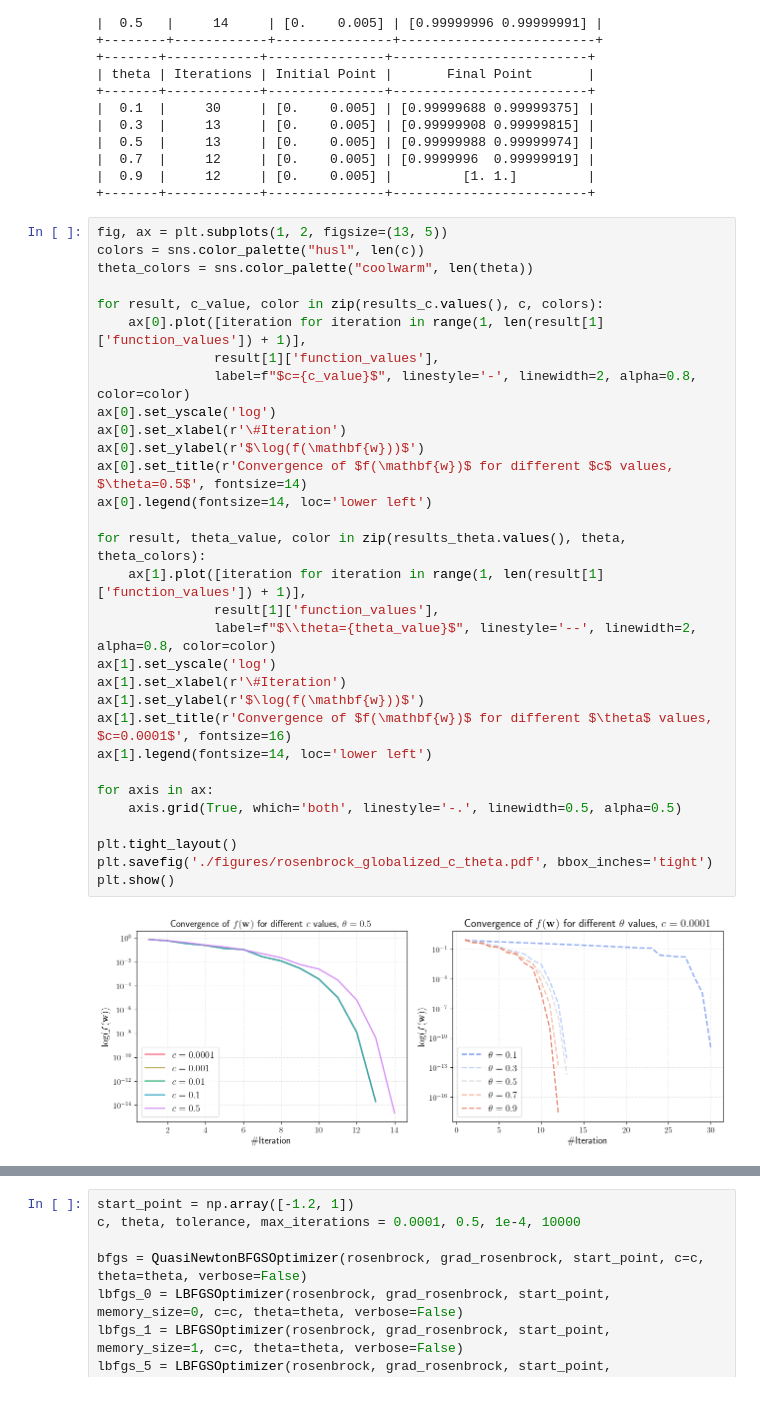
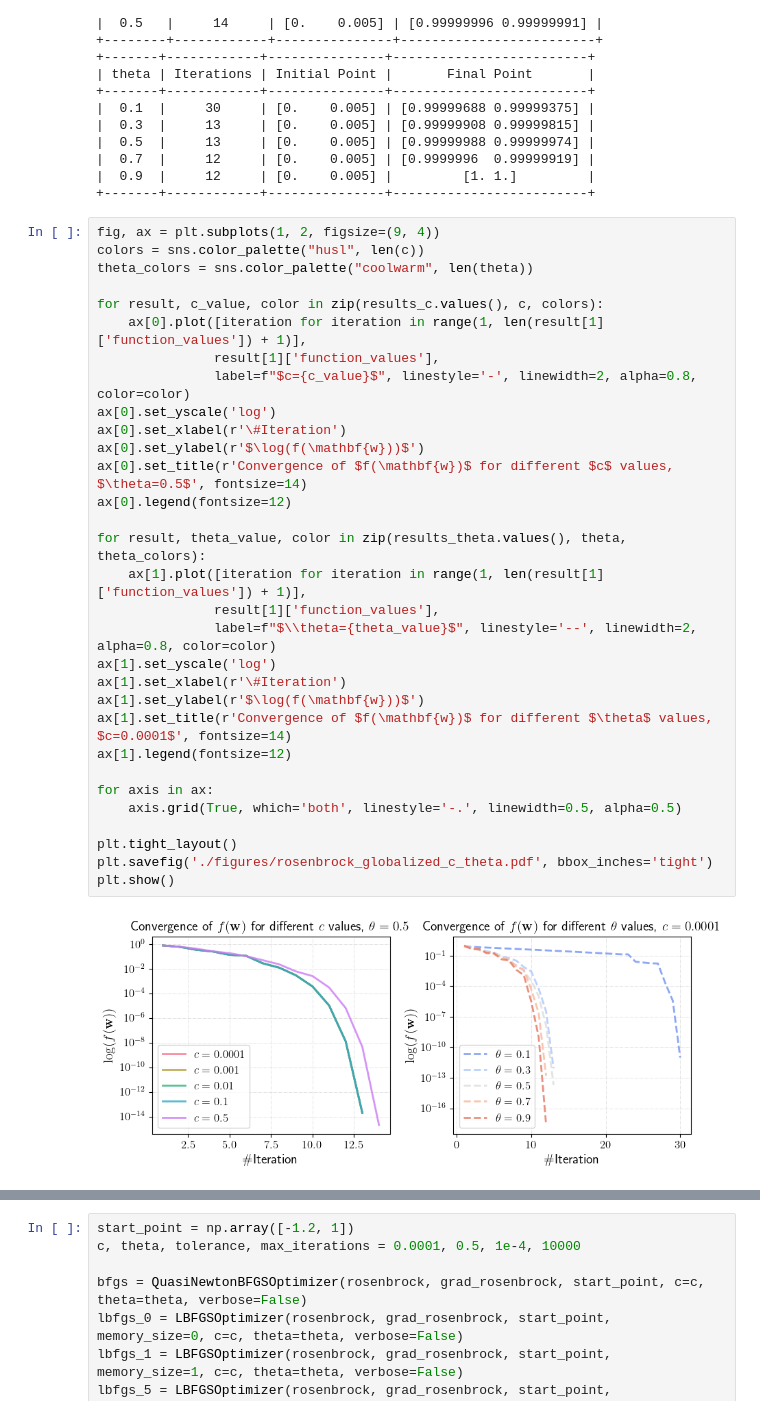
Before and after one commit to qlinhta/iasd-oml, a Jupyter notebook: omla.ipynb, the cells around one changed output, grey strips where cells are left out. Cells and saved outputs as stored; diff of their text form.

```diff
--- a/omla.ipynb
+++ b/omla.ipynb
@@ -287,38 +287,38 @@ print(table)
 |  0.9  |     12     | [0.    0.005] |         [1. 1.]         |
 +-------+------------+---------------+-------------------------+
 # %%
-fig, ax = plt.subplots(1, 2, figsize=(13, 5))
+fig, ax = plt.subplots(1, 2, figsize=(9, 4))
 colors = sns.color_palette("husl", len(c))
 theta_colors = sns.color_palette("coolwarm", len(theta))
 
 for result, c_value, color in zip(results_c.values(), c, colors):
     ax[0].plot([iteration for iteration in range(1, len(result[1]['function_values']) + 1)],
                result[1]['function_values'],
                label=f"$c={c_value}$", linestyle='-', linewidth=2, alpha=0.8, color=color)
 ax[0].set_yscale('log')
 ax[0].set_xlabel(r'\#Iteration')
 ax[0].set_ylabel(r'$\log(f(\mathbf{w}))$')
 ax[0].set_title(r'Convergence of $f(\mathbf{w})$ for different $c$ values, $\theta=0.5$', fontsize=14)
-ax[0].legend(fontsize=14, loc='lower left')
+ax[0].legend(fontsize=12)
 
 for result, theta_value, color in zip(results_theta.values(), theta, theta_colors):
     ax[1].plot([iteration for iteration in range(1, len(result[1]['function_values']) + 1)],
                result[1]['function_values'],
                label=f"$\\theta={theta_value}$", linestyle='--', linewidth=2, alpha=0.8, color=color)
 ax[1].set_yscale('log')
 ax[1].set_xlabel(r'\#Iteration')
 ax[1].set_ylabel(r'$\log(f(\mathbf{w}))$')
-ax[1].set_title(r'Convergence of $f(\mathbf{w})$ for different $\theta$ values, $c=0.0001$', fontsize=16)
-ax[1].legend(fontsize=14, loc='lower left')
+ax[1].set_title(r'Convergence of $f(\mathbf{w})$ for different $\theta$ values, $c=0.0001$', fontsize=14)
+ax[1].legend(fontsize=12)
 
 for axis in ax:
     axis.grid(True, which='both', linestyle='-.', linewidth=0.5, alpha=0.5)
 
 plt.tight_layout()
 plt.savefig('./figures/rosenbrock_globalized_c_theta.pdf', bbox_inches='tight')
 plt.show()
 # %% [output]
-[figure, old version]
+[figure, new version]
 # %%
 ## RECALL PROBLEM 3
 
```
Also changed, not shown: parts of 12 cells of this notebook, 9 other files.
